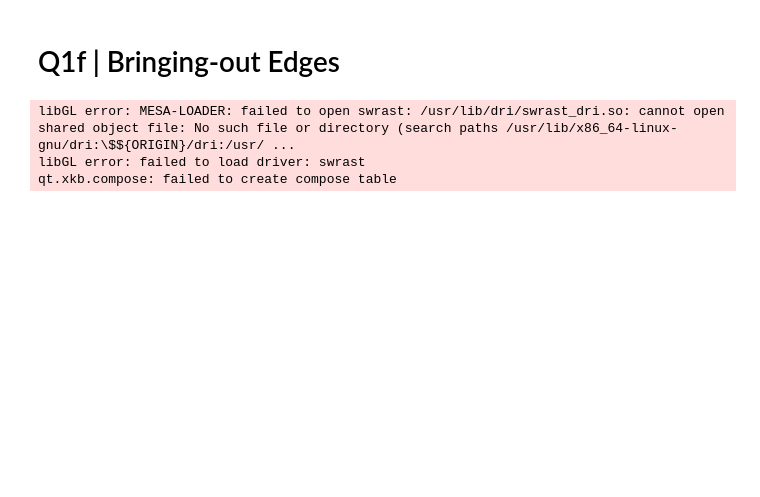
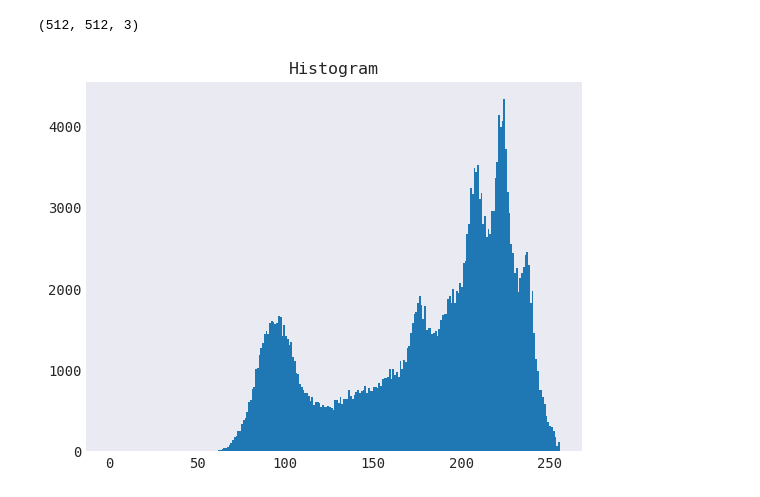
Before and after one commit to SparrowHere/img-procc, a Jupyter notebook: src/test.ipynb, the cells around one changed output. Cells and saved outputs as stored; diff of their text form; code cells hidden in the pictures; blank space fills up the shorter version.

Commit message:
Removed `main.py`, updated `test.ipynb`, added `lenna.png`

```diff
--- a/src/test.ipynb
+++ b/src/test.ipynb
@@ -512,36 +0,0 @@ cv2.destroyAllWindows()
-# %% [markdown]
-# Q1f | Bringing-out Edges
-# %%
-import cv2
-import numpy as np
-import matplotlib.pyplot as plt
-
-plt.style.use("seaborn-v0_8-paper")
-
-# Read the image/s
-Path: str = "/home/sparrow/cv/images"
-img_gray: np.ndarray = cv2.imread(Path + "/gray9.jpg")
-
-# Convert images to Grayscale U8
-img_gray = cv2.cvtColor(img_gray, cv2.COLOR_RGB2GRAY)
-
-# Sharpening Kernel
-K = np.array([
-    [0, -1, 0],
-    [-1, 4, -1],
-    [0, -1, 0]
-])
-img_gray_sharp = cv2.filter2D(img_gray, -1, K)
-
-# Canny Filter
-img_gray_canny = cv2.Canny(img_gray, 50, 150)
-
-cv2.imshow("Original Image", img_gray)
-cv2.imshow("Filtered Image (Sharpen)", img_gray_sharp)
-cv2.imshow("Filtered Image (Canny)", img_gray_canny)
-cv2.waitKey(0)
-cv2.destroyAllWindows()
-# %% [output]
-libGL error: MESA-LOADER: failed to open swrast: /usr/lib/dri/swrast_dri.so: cannot open shared object file: No such file or directory (search paths /usr/lib/x86_64-linux-gnu/dri:\$${ORIGIN}/dri:/usr/ ...
-libGL error: failed to load driver: swrast
-qt.xkb.compose: failed to create compose table
@@ -562,0 +1,23 @@ img_filtered = cv2.filter2D()
+# %%
+import cv2
+import numpy as np
+import matplotlib.pyplot as plt
+
+plt.style.use("seaborn-v0_8-dark")
+plt.rcParams["font.family"] = "monospace"
+# %%
+lenna = cv2.imread('lenna.png', cv2.IMREAD_COLOR)
+lenna = cv2.cvtColor(lenna, cv2.COLOR_RGB2HSV)
+lenna.shape
+# %% [output]
+(512, 512, 3)
+# %%
+intensity = lenna[:,:,2]
+plt.hist(
+    intensity.flatten(),
+    bins = 256,
+    range = [0, 256]
+);
+plt.title("Histogram");
+# %% [output]
+[figure, added]
```
Also changed, not shown: parts of 21 cells of this notebook, 3 other files.
